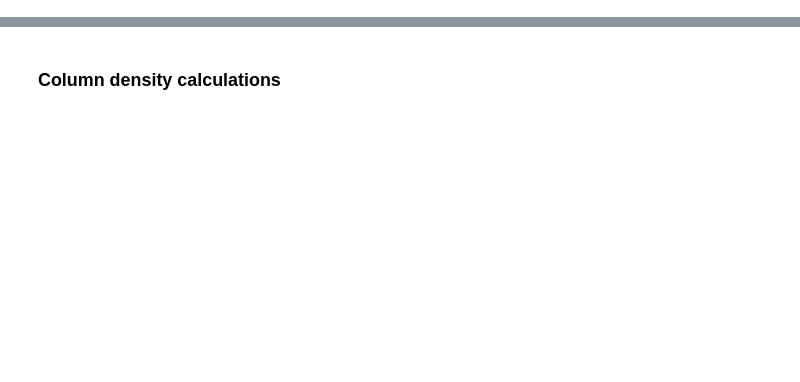
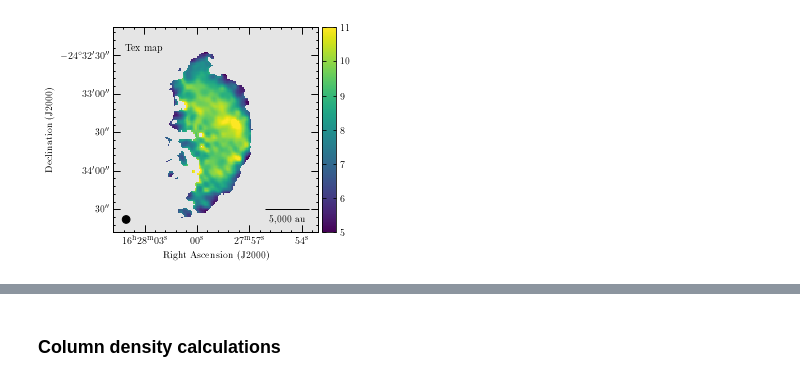
Before and after one commit to jpinedaf/H-MM1_NH3, a Jupyter notebook: H-MM1_compare_NH2D_NH3.ipynb, the cells around one changed output, grey strips where cells are left out. Drawn from its saved outputs; the diff is of its cells as text; code cells hidden in the pictures; blank space fills up the shorter version.

```diff
--- a/H-MM1_compare_NH2D_NH3.ipynb
+++ b/H-MM1_compare_NH2D_NH3.ipynb
@@ -327,0 +63,39 @@ plt.show()
+# %%
+distance = 145. # pc
+
+def plot_setup_vla(fig_i, label_col='black', do_zoom=True):
+    fig_i.set_system_latex(True)
+    fig_i.ticks.set_color(label_col)
+    fig_i.set_nan_color('0.9')
+    if do_zoom:
+        fig_i.recenter(246.9954991667, -24.5577775, radius=80*(u.arcsec).to(u.deg))
+    fig_i.add_beam(color=label_col)
+    ang_size = (5e3 / distance)*u.arcsec
+    fig_i.add_scalebar(ang_size, label='5,000 au', color=label_col)
+    #
+    fig_i.tick_labels.set_xformat('hh:mm:ss')
+    fig_i.tick_labels.set_yformat('dd:mm:ss')
+    fig_i.ticks.set_length(7)
+    #
+    fig_i.axis_labels.set_xtext('Right Ascension (J2000)')
+    fig_i.axis_labels.set_ytext('Declination (J2000)')
+    return fig_i
+
+
+def plot_setup_alma(fig_i, label_col='black', do_zoom=True):
+    fig_i.set_system_latex(True)
+    fig_i.ticks.set_color(label_col)
+    fig_i.set_nan_color('0.9')
+    if do_zoom:
+        fig_i.recenter(246.9954991667, -24.5577775, radius=62*(u.arcsec).to(u.deg))
+    fig_i.add_beam(color=label_col)
+    ang_size = (5e3 / distance)*u.arcsec
+    fig_i.add_scalebar(ang_size, label='5,000 au', color=label_col)
+    #
+    fig_i.tick_labels.set_xformat('hh:mm:ss')
+    fig_i.tick_labels.set_yformat('dd:mm:ss')
+    fig_i.ticks.set_length(7)
+    #
+    fig_i.axis_labels.set_xtext('Right Ascension (J2000)')
+    fig_i.axis_labels.set_ytext('Declination (J2000)')
+    return fig_i
@@ -327,0 +186,8 @@ plt.show()
+# %%
+fig = aplpy.FITSFigure(file_NH3_Tex, figsize=(4,4))
+fig.show_colorscale(vmin=5., vmax=11.)
+plot_setup_vla(fig, do_zoom=True)
+fig.add_colorbar()
+fig.add_label(0.15, 0.9, 'Tex map', relative=True)
+# %% [output]
+[figure, added]
```
Also changed, not shown: parts of 137 cells of this notebook, 4 other files.
